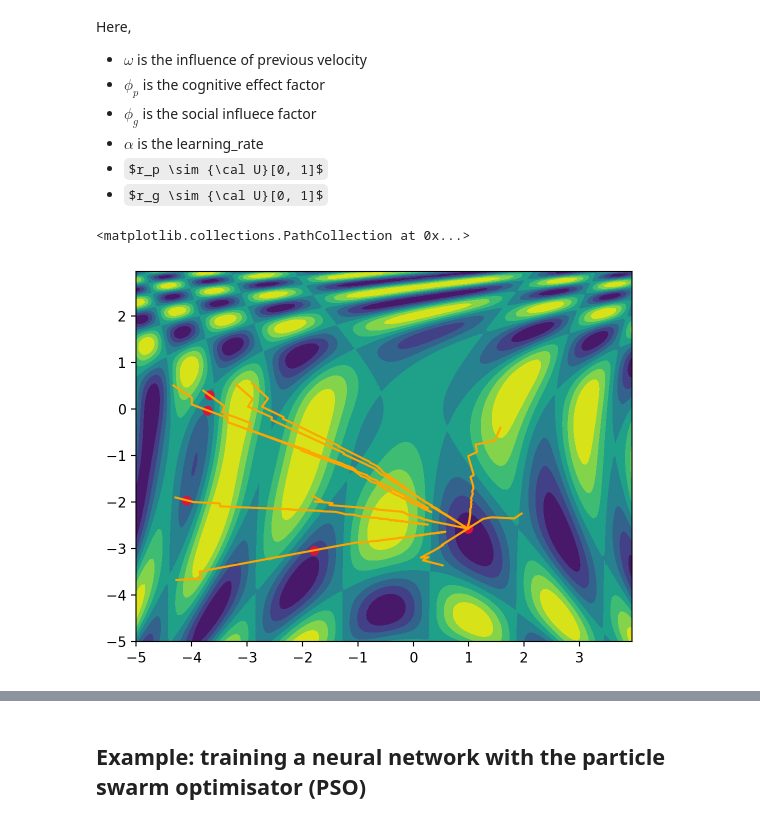
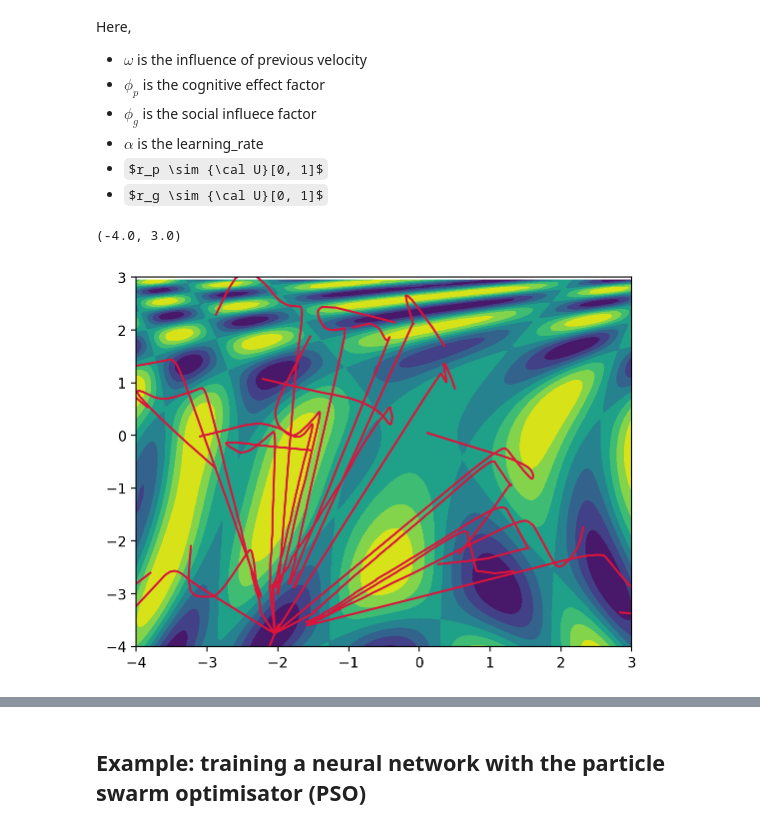
Before and after one commit to sapienzaio/online-ml-finance, a Jupyter notebook: 02-numba-pso.ipynb, the cells around one changed output, grey strips where cells are left out. Saved outputs shown, nothing was run; the diff lists cells and outputs as text; code cells hidden in the pictures; some formulas as TeX source.

```diff
--- a/02-numba-pso.ipynb
+++ b/02-numba-pso.ipynb
@@ -188,7 +188,7 @@ def update_particles(
     return positions, velocities, positions_best
 
 @njit
-def run_pso(f, n_particles, dim, timesteps, positions, velocities, positions_best,
+def run_pso_hist(f, n_particles, dim, timesteps, positions, velocities, positions_best,
             position_best_global, omega, phi_p, phi_g, alpha, seed=314):
     positions_hist = np.zeros((timesteps, n_particles, dim))
     f_star_hist = np.zeros(timesteps)
@@ -211,24 +211,44 @@ def run_pso(f, n_particles, dim, timesteps, positions, velocities, positions_bes
 
     hist = positions_hist, position_best_global_hist, f_star_hist
     return positions_best, hist
+
+
+@njit
+def run_pso(f, n_particles, dim, timesteps, positions, velocities, positions_best,
+            position_best_global, omega, phi_p, phi_g, alpha, seed=314):
+    f_star_hist = np.zeros(timesteps)
+
+    for t in range(timesteps):
+        np.random.seed(seed + t)
+        positions, velocities, positions_best = update_particles(
+            positions, velocities, positions_best, position_best_global,
+            omega, phi_p, phi_g, alpha, f
+        )
+
+        find_best_position(positions, position_best_global, f)
+
+        position_best_global, f_star = find_best_position(positions, position_best_global, f)
+        f_star_hist[t] = f_star
+
+    return position_best_global, f_star_hist
 # %%
-influence_vel = 0.01 # ω
+influence_vel = 0.7 #0.01 # ω
 cognitive_effect = 0.01 # ϕp
 social_influence = 0.05 # ϕg
-learning_rate = 0.4#0.9 # α
+learning_rate = 0.15 #0.9 # α
 
 dim = 2
 # %%
 # Initialisiation
-n_particles = 10
-b_down, b_up = -5, 2.5
+n_particles = 20
+b_down, b_up = -4, 3
 
-np.random.seed(314)
+np.random.seed(3141)
 (positions, velocities, positions_best), position_best_global = initialise_swarm(f, dim, b_down, b_up, n_particles)
 # %%
 timesteps = 1000
 # %%
-positions_best, hist = run_pso(
+positions_best, hist = run_pso_hist(
     f, n_particles, dim, timesteps, positions, velocities, positions_best, position_best_global,
     influence_vel, cognitive_effect, social_influence, learning_rate
 )
@@ -236,10 +256,12 @@ positions_hist, position_best_global_hist, f_star_hist = hist
 # %%
 plt.contourf(*X, Z)
 
 for p in range(n_particles):
-    plt.plot(*positions_hist[:, p, :].T, c="orange")
+    plt.plot(*positions_hist[:, p, :].T, c="crimson")
 
-plt.scatter(*positions_best.T, c="crimson")
+plt.xlim(b_down, b_up)
+plt.ylim(b_down, b_up)
+# plt.scatter(*positions_best.T, c="crimson")
 # %% [output]
-<matplotlib.collections.PathCollection at 0x...>
+(-4.0, 3.0)
-[figure, old version]
+[figure, new version]
```
Also changed, not shown: parts of 9 cells of this notebook.
